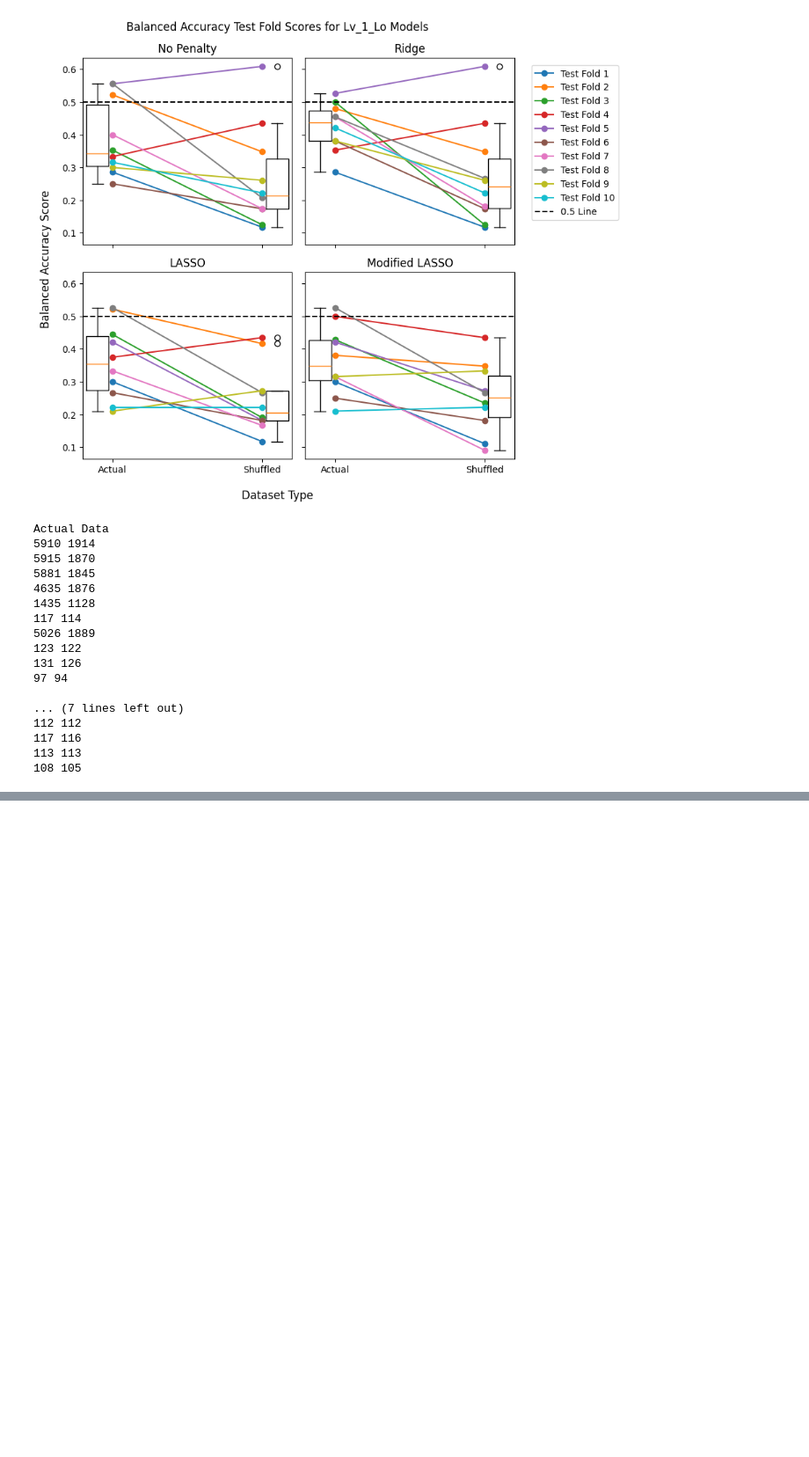
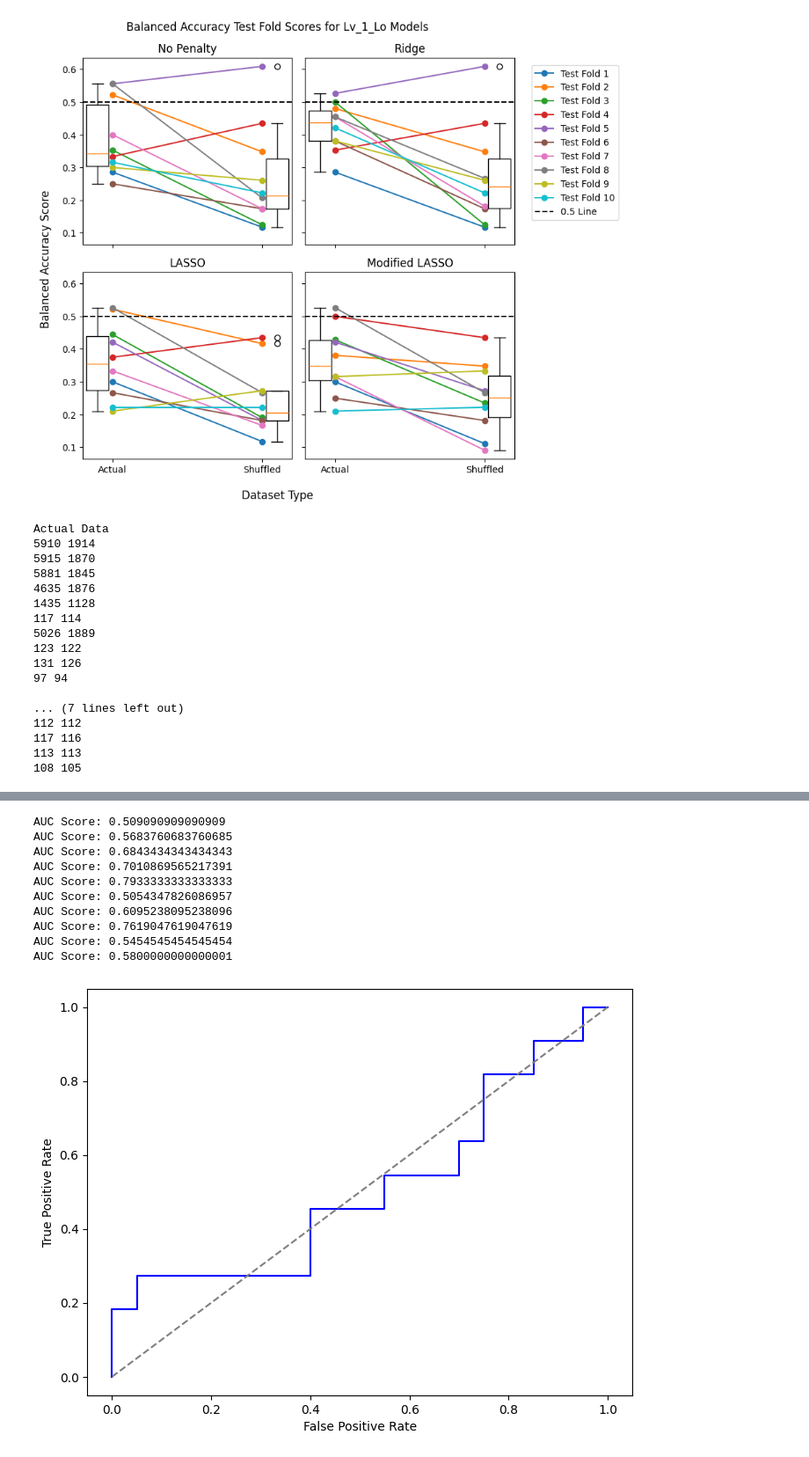
Before and after one commit to jaspershen21/jshen_DLA, a Jupyter notebook: 10_Fold_Test_Split.ipynb, the cells around one changed output, grey strips where cells are left out. Shown at 88% size. Saved outputs shown, nothing was run; the diff lists cells and outputs as text; code cells hidden in the pictures; blank space fills up the shorter version.

```diff
--- a/10_Fold_Test_Split.ipynb
+++ b/10_Fold_Test_Split.ipynb
@@ -395,0 +366,41 @@ for i, (CV_idx, test_idx) in enumerate(a.split(predictors_df, ids)):
+# %%
+from sklearn.metrics import roc_curve, roc_auc_score
+a = StratifiedKFold(n_splits = 10, shuffle = True, random_state = 42)
+for i, (CV_idx, test_idx) in enumerate(a.split(predictors_df, ids)):
+    # Train-Test Split for the Fold
+    ids_CV = ids.iloc[CV_idx].values
+    # ids_test = ids.iloc[test_idx].values
+    # trial_nums_CV = ids.iloc[CV_idx].values
+    # trial_nums_test = ids.iloc[test_idx].values
+    pred_CV = predictors_df.iloc[CV_idx, :].values
+    pred_test = predictors_df.iloc[test_idx, :].values
+    out_CV = outcomes_df.iloc[CV_idx, 4].values
+    out_test = outcomes_df.iloc[test_idx, 4].values
+
+    # Standardize data for each test fold
+    scaler = StandardScaler()
+    pred_CV = scaler.fit_transform(pred_CV)
+    pred_test = scaler.transform(pred_test)
+
+    fpr, tpr, thresholds = roc_curve(out_test, CV_models["Lv_1_Lo"]["No Penalty"][i].predict_proba(pred_test)[:, 1])
+    auc_score = roc_auc_score(out_test, CV_models["Lv_1_Lo"]["No Penalty"][i].predict_proba(pred_test)[:, 1])
+
+    print("AUC Score:", auc_score)
+
+    plt.figure(figsize = (8, 6))
+    plt.plot(fpr, tpr, color = "blue", label = f"ROC Curve (area = {auc_score:.2f})")
+    plt.plot([0, 1], [0, 1], color = "gray", linestyle = "--")
+    plt.xlabel("False Positive Rate")
+    plt.ylabel("True Positive Rate")
+# %% [output]
+AUC Score: 0.509090909090909
+AUC Score: 0.5683760683760685
+AUC Score: 0.6843434343434343
+AUC Score: 0.7010869565217391
+AUC Score: 0.7933333333333333
+AUC Score: 0.5054347826086957
+AUC Score: 0.6095238095238096
+AUC Score: 0.7619047619047619
+AUC Score: 0.5454545454545454
+AUC Score: 0.5800000000000001
+[figure, added]
```
Also changed, not shown: parts of 3 cells of this notebook.
